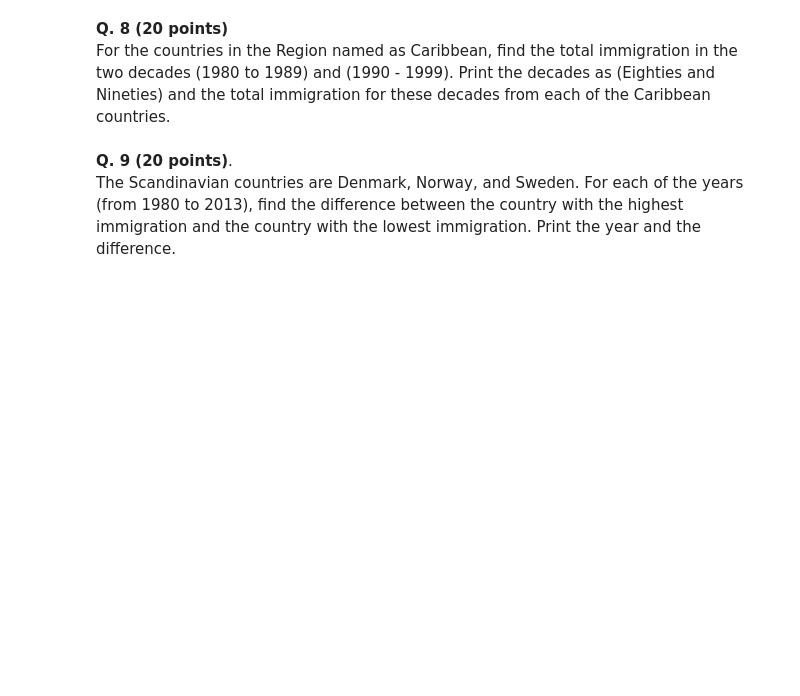
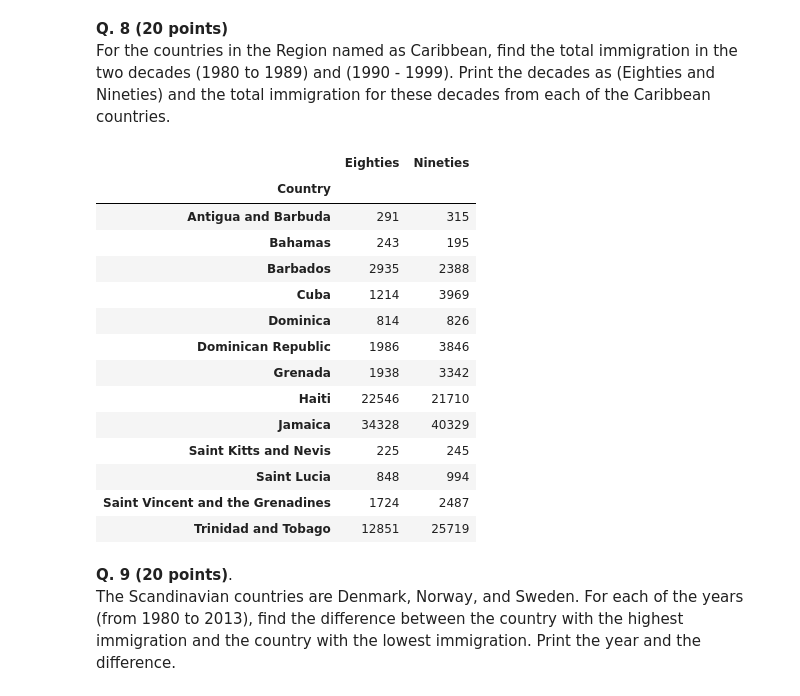
Before and after one commit to jieunlee15/HW-CS329E, a Jupyter notebook: HWK2.ipynb, the cells around one changed output. Drawn from its saved outputs; the diff is of its cells as text; code cells hidden in the pictures; blank space fills up the shorter version.

```diff
--- a/HWK2.ipynb
+++ b/HWK2.ipynb
@@ -312,6 +314,27 @@ plt.show()
 # %% [markdown]
 **Q. 8 (20 points)**
 For the countries in the Region named as Caribbean, find the total immigration in the two decades (1980 to 1989) and (1990 - 1999). Print the decades as (Eighties and Nineties) and the total immigration for these decades from each of the Caribbean countries.
+# %%
+caribbean = df[df['Region'] == 'Caribbean'].copy()
+caribbean['Eighties'] = caribbean.loc[:, '1980':'1989'].sum(axis=1)
+caribbean['Nineties'] = caribbean.loc[:, '1990':'1999'].sum(axis=1)
+caribbean[['Eighties', 'Nineties']]
+# %% [output]
+|  | Eighties | Nineties |
+| Country |  |  |
+| Antigua and Barbuda | 291 | 315 |
+| Bahamas | 243 | 195 |
+| Barbados | 2935 | 2388 |
+| Cuba | 1214 | 3969 |
+| Dominica | 814 | 826 |
+| Dominican Republic | 1986 | 3846 |
+| Grenada | 1938 | 3342 |
+| Haiti | 22546 | 21710 |
+| Jamaica | 34328 | 40329 |
+| Saint Kitts and Nevis | 225 | 245 |
+| Saint Lucia | 848 | 994 |
+| Saint Vincent and the Grenadines | 1724 | 2487 |
+| Trinidad and Tobago | 12851 | 25719 |
 # %% [markdown]
 **Q. 9 (20 points)**.
 The Scandinavian countries are Denmark, Norway, and Sweden. For each of the years (from 1980 to 2013), find the difference between the country with the highest immigration and the country with the lowest immigration. Print the year and the difference.
```
Also changed, not shown: parts of 4 cells of this notebook.
